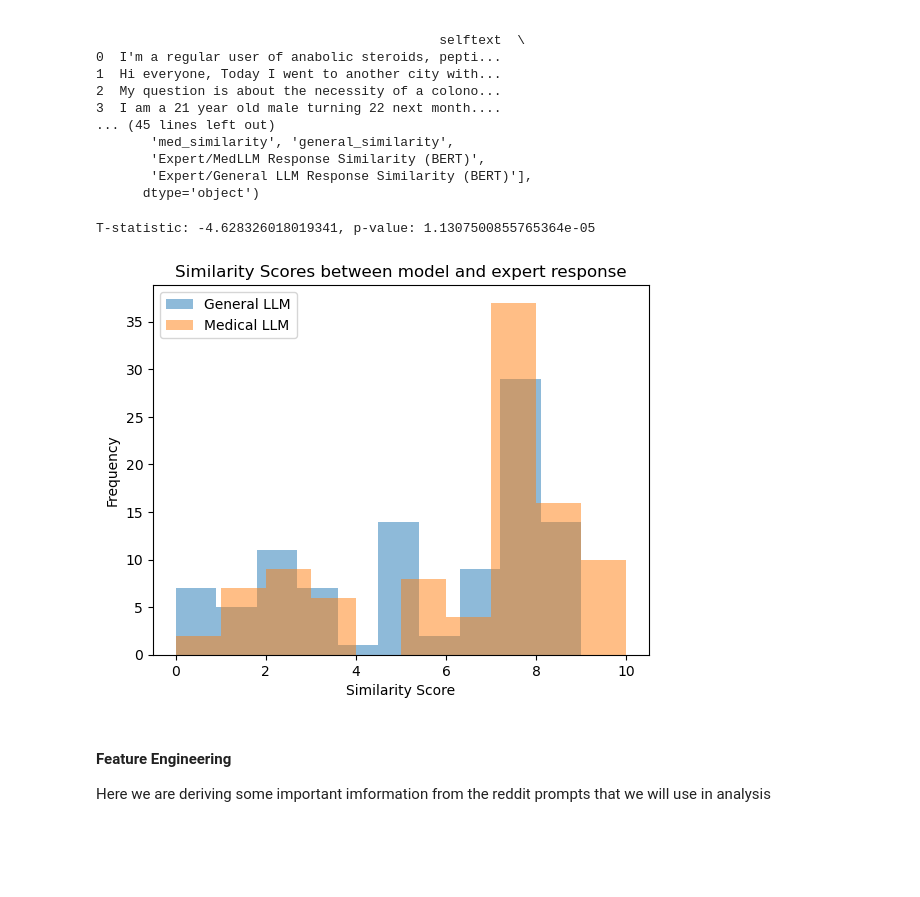
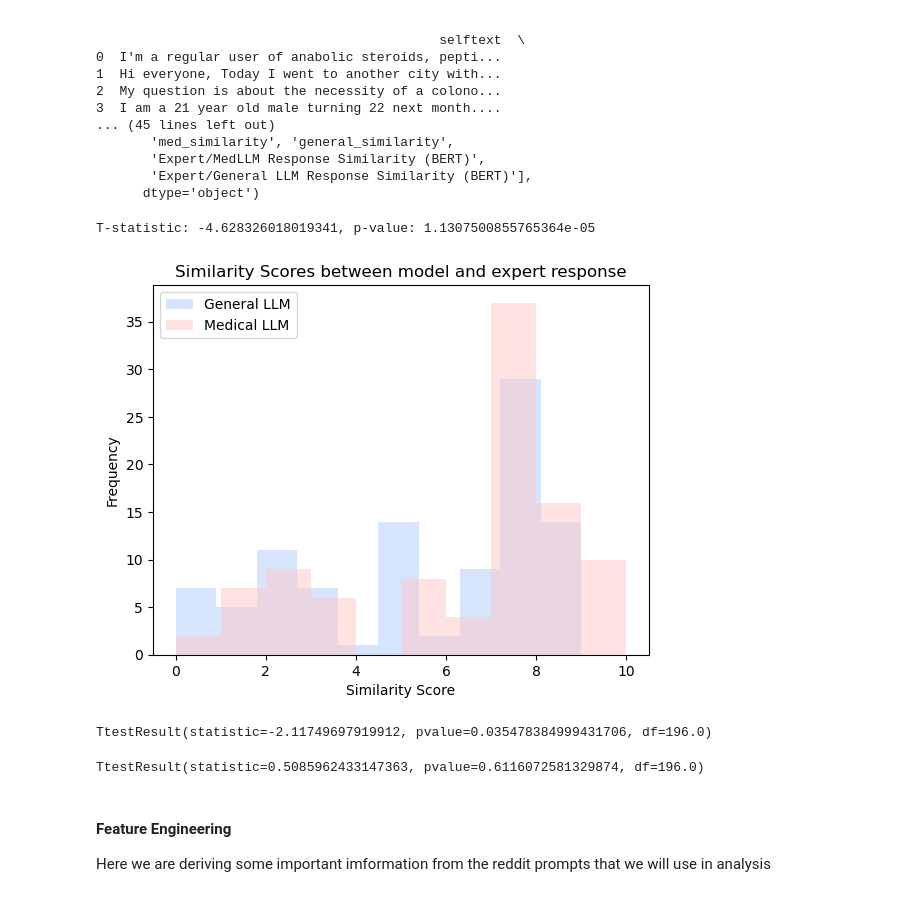
Before and after one commit to Estherg1/MedicalLLM, a Jupyter notebook: analysis_code/reddit_analysis.ipynb, the cells around one changed output. Saved outputs shown, nothing was run; the diff lists cells and outputs as text; code cells hidden in the pictures; blank space fills up the shorter version.

```diff
--- a/analysis_code/reddit_analysis.ipynb
+++ b/analysis_code/reddit_analysis.ipynb
@@ -34,27 +34,38 @@ print(df.columns)
 # %%
 from scipy.stats import ttest_rel
 
 t_stat, p_val = ttest_rel(df['general_similarity'], df['med_similarity'])
 print(f"T-statistic: {t_stat}, p-value: {p_val}")
 
 import matplotlib.pyplot as plt
 
 plt.hist(df['general_similarity'],
          alpha=0.5,
-         label='General LLM')
+         label='General LLM',
+         color='#aecbfa')
 
 plt.hist(df['med_similarity'],
          alpha=0.5,
-         label='Medical LLM')
+         label='Medical LLM',
+         color='#ffc9c9')
 
 plt.legend(loc='upper left')
 plt.title('Similarity Scores between model and expert response')
 plt.xlabel('Similarity Score')
 plt.ylabel('Frequency')
 plt.show()
 # %% [output]
 T-statistic: -4.628326018019341, p-value: 1.1307500855765364e-05
-[figure, old version]
+[figure, new version]
+# %%
+import scipy.stats as stats
+stats.ttest_ind(a=df['general_similarity'], b=df['med_similarity'], equal_var=True)
+# %% [output]
+TtestResult(statistic=-2.11749697919912, pvalue=0.035478384999431706, df=196.0)
+# %%
+stats.ttest_ind(a=df['Expert/MedLLM Response Similarity (BERT)'], b=df['Expert/General LLM Response Similarity (BERT)'], equal_var=True)
+# %% [output]
+TtestResult(statistic=0.5085962433147363, pvalue=0.6116072581329874, df=196.0)
 # %% [markdown]
 #### Feature Engineering
 Here we are deriving some important imformation from the reddit prompts that we will use in analysis
```
Also changed, not shown: parts of 3 cells of this notebook, 3 other files.
